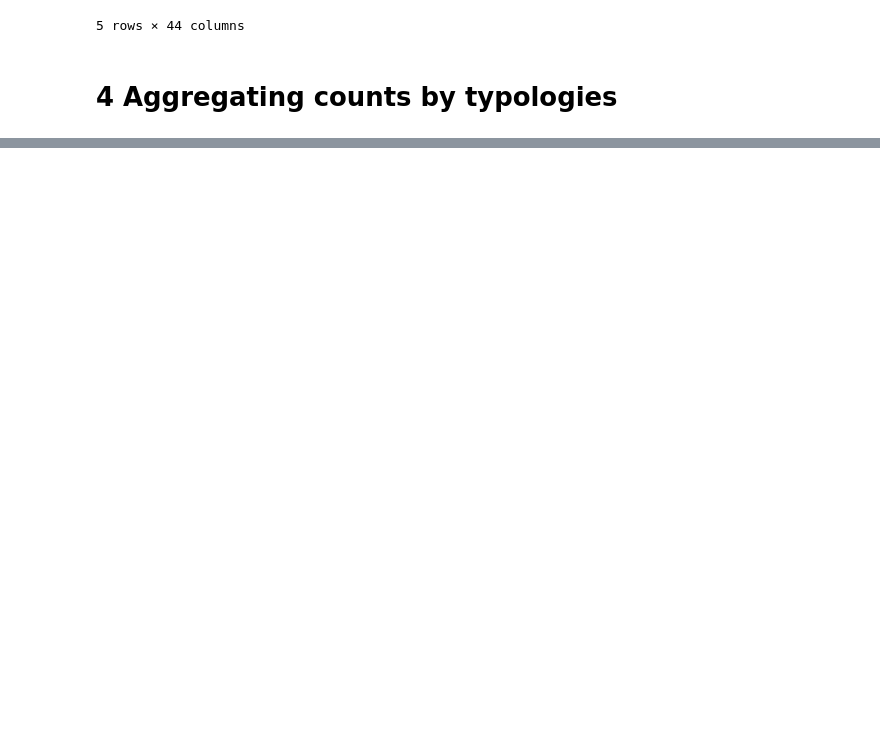
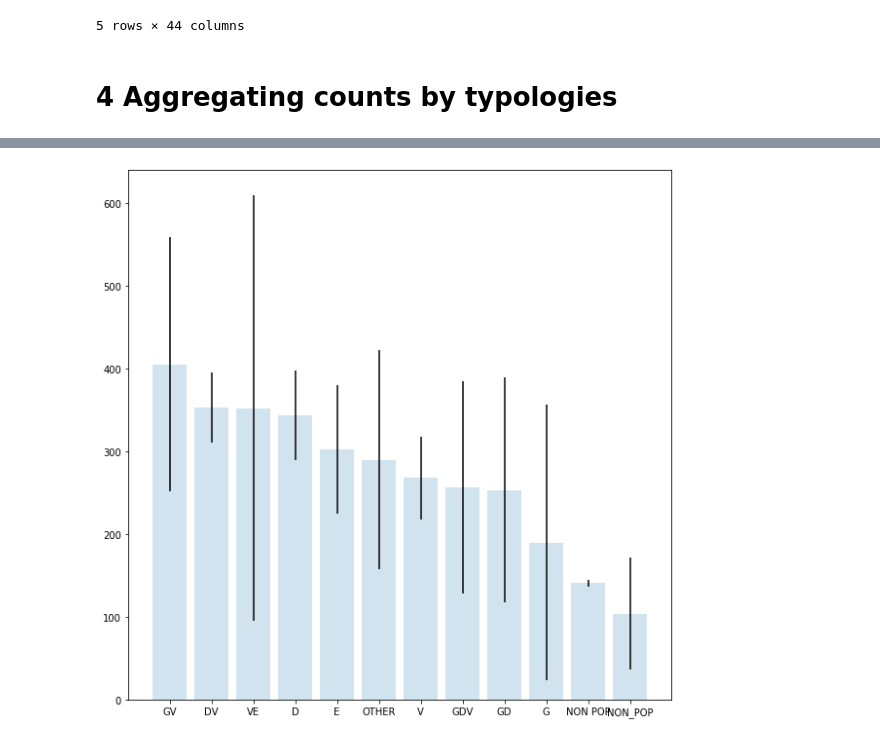
Before and after one commit to rpasquini/twitter_and_displacement, a Jupyter notebook: notebooks/Complete Analysis Example Counts by Typologies .ipynb, the cells around one changed output, grey strips where cells are left out. Saved outputs shown, nothing was run; the diff lists cells and outputs as text; code cells hidden in the pictures; blank space fills up the shorter version.

```diff
--- a/notebooks/Complete Analysis Example Counts by Typologies .ipynb
+++ b/notebooks/Complete Analysis Example Counts by Typologies .ipynb
@@ -126,0 +129,10 @@ tweets_tracts.groupby('TYPE').mean()[['nonresidents_dif','nonresidents_p0']]
+# %%
+import matplotlib.pyplot as plt
+
+
+
+fig, ax = plt.subplots()
+ax.bar(typo_stats['TYPE'], typo_stats['nonresidents_dif','mean'], yerr=1.96*typo_stats['nonresidents_dif','sem'], alpha=0.2)
+plt.show()
+# %% [output]
+[figure, added]
```
Also changed, not shown: parts of 4 cells of this notebook.
